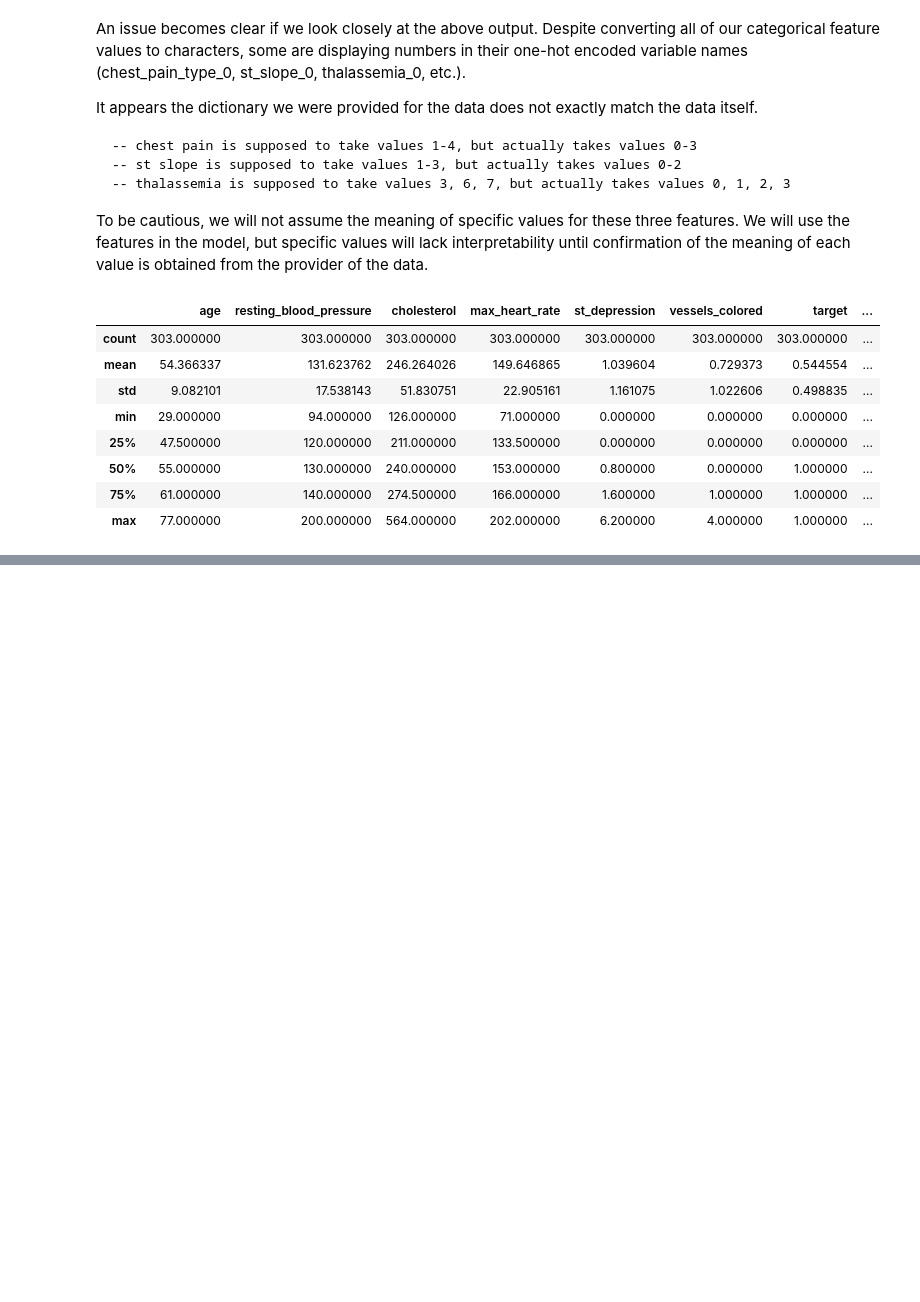
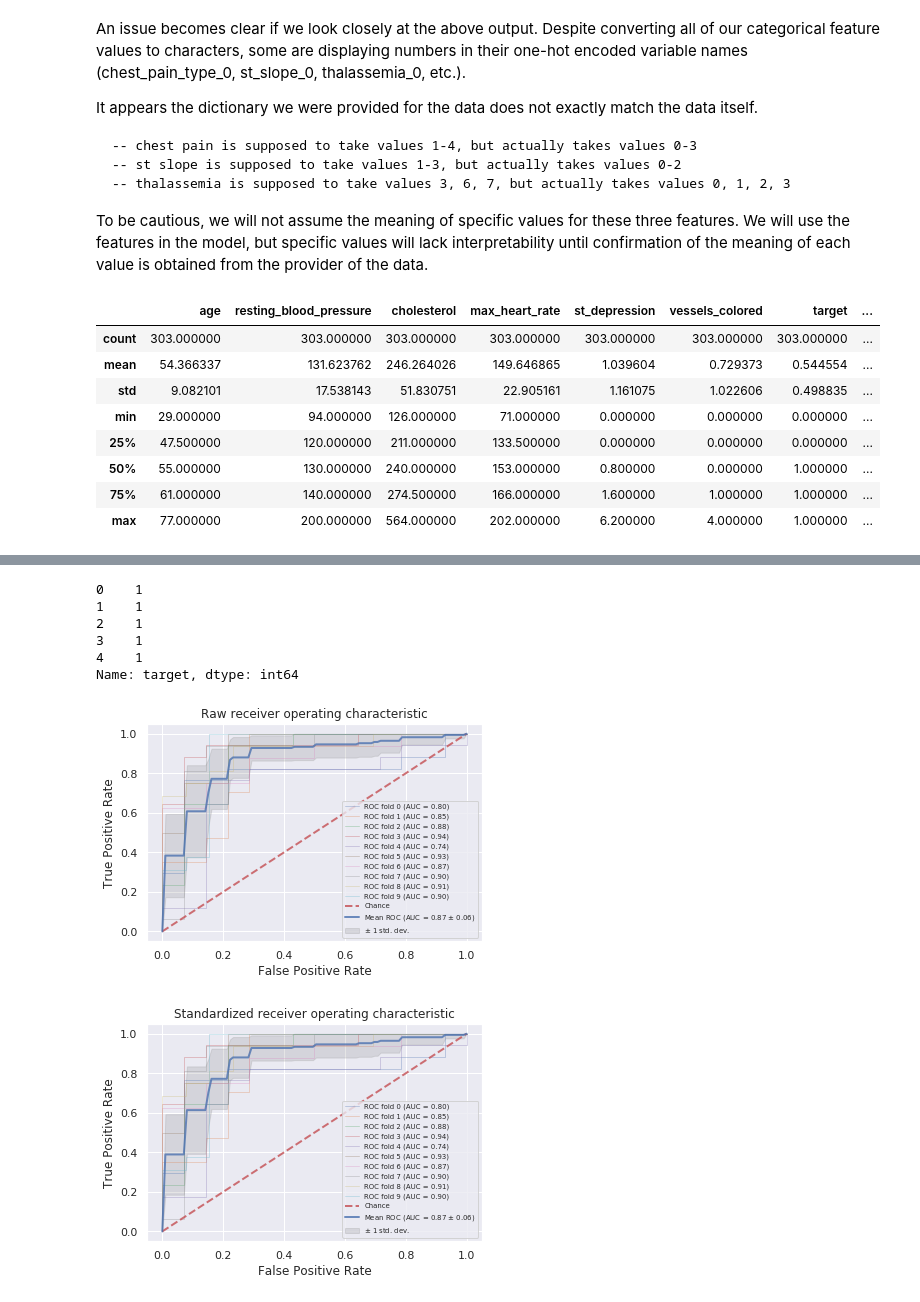
Before and after one commit to airnel48/Heart-Disease-Prediction, a Jupyter notebook: Predict-Heart-Disease-Cleveland-Database.ipynb, the cells around one changed output, grey strips where cells are left out. Drawn from its saved outputs; the diff is of its cells as text; code cells hidden in the pictures; blank space fills up the shorter version.

Commit message:
clean up models, add feature scaling, beging building partial dependence plots

```diff
--- a/Predict-Heart-Disease-Cleveland-Database.ipynb
+++ b/Predict-Heart-Disease-Cleveland-Database.ipynb
@@ -156,6 +164,11 @@ hd.rename(columns={'st_slope_upsloping': 'st_slope_1',
                    'st_slope_flat': 'st_slope_2'}, inplace=True)
 
 hd.rename(columns={'thalassemia_normal': 'thalassemia_3'}, inplace=True)
+# %%
+# we also don't need columns for both sex_female, sex_male as the information is redundant
+# the same goes for exercise_induced_angina_no, exercise_induced_angina_yes
+
+hd = hd.drop(columns=['sex_male', 'exercise_induced_angina_no'])
 # %%
 pd.set_option('display.max_columns', 27)
 hd.describe()
@@ -851,0 +311,18 @@ AttributeError: probability estimates are not available for loss='squared_hinge'
+# %%
+# create series for target variable
+
+y = hd['target']
+y.head()
+# %% [output]
+0    1
+1    1
+2    1
+3    1
+4    1
+Name: target, dtype: int64
+# %%
+# define parameters for 10-fold cross validation
+# selecting k = 10 given the rather small size of this dataset
+
+from sklearn.model_selection import StratifiedKFold
+cv = StratifiedKFold(n_splits=10, random_state=0, shuffle=True)
@@ -851,0 +433,12 @@ AttributeError: probability estimates are not available for loss='squared_hinge'
+# %%
+# gaussian naive bayes
+
+from sklearn.naive_bayes import GaussianNB
+
+classifier = GaussianNB()
+
+raw_model_output()
+#0.87 +- 0.06
+# %% [output]
+[figure, added]
+[figure, added]
```
Also changed, not shown: parts of 58 cells of this notebook.
